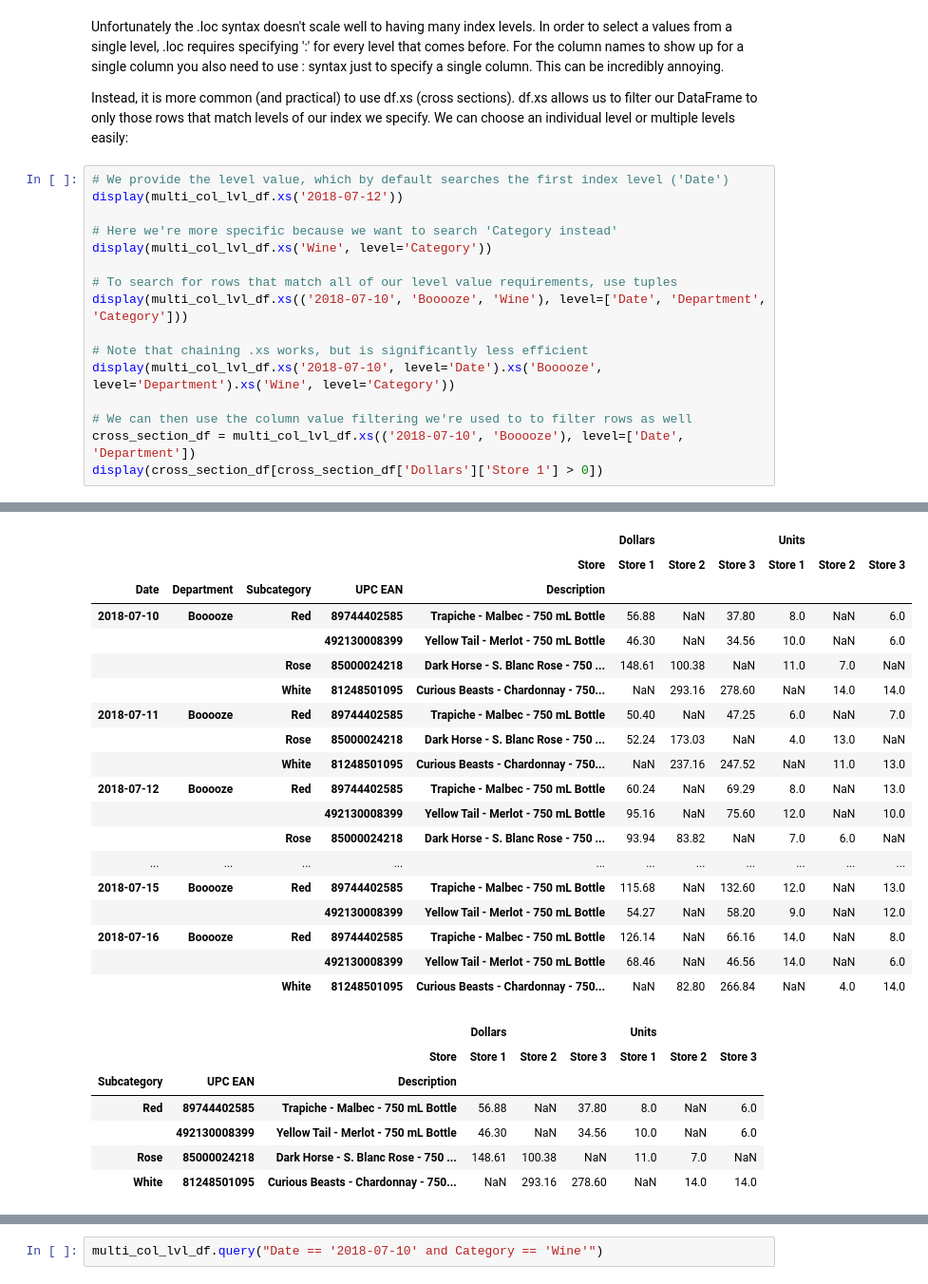
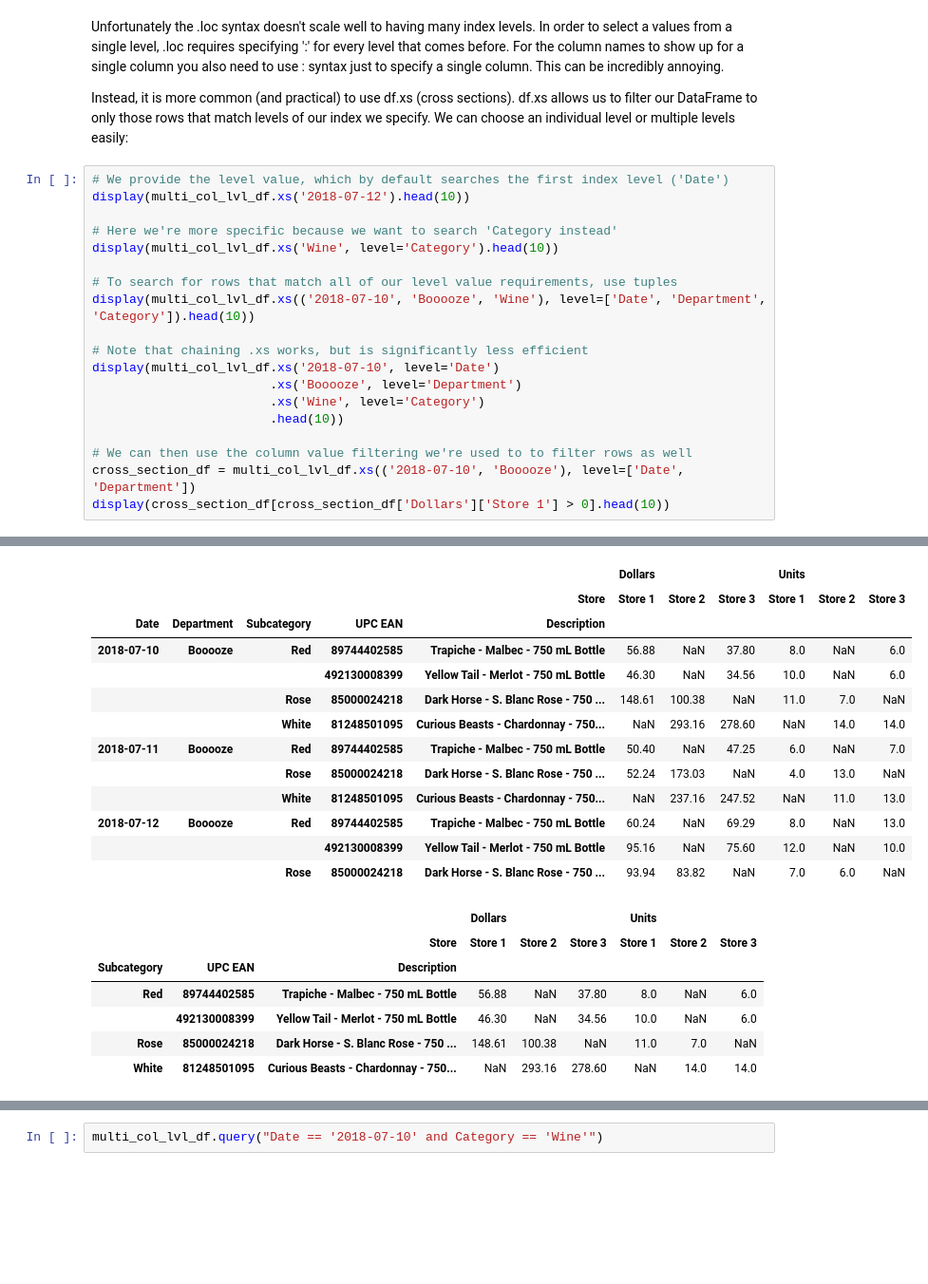
Before and after one commit to ZaxR/pandas_multiindex_tutorial, a Jupyter notebook: Pandas MultiIndex Tutorial.ipynb, the cells around one changed output, grey strips where cells are left out. Shown at 95% size. Cells and saved outputs as stored; diff of their text form; blank space fills up the shorter version.

```diff
--- a/Pandas MultiIndex Tutorial.ipynb
+++ b/Pandas MultiIndex Tutorial.ipynb
@@ -621,20 +610,23 @@ Unfortunately the .loc syntax doesn't scale well to having many index levels. In
 Instead, it is more common (and practical) to use df.xs (cross sections). df.xs allows us to filter our DataFrame to only those rows that match levels of our index we specify. We can choose an individual level or multiple levels easily:
 # %%
 # We provide the level value, which by default searches the first index level ('Date')
-display(multi_col_lvl_df.xs('2018-07-12'))
+display(multi_col_lvl_df.xs('2018-07-12').head(10))
 
 # Here we're more specific because we want to search 'Category instead'
-display(multi_col_lvl_df.xs('Wine', level='Category'))
+display(multi_col_lvl_df.xs('Wine', level='Category').head(10))
 
 # To search for rows that match all of our level value requirements, use tuples
-display(multi_col_lvl_df.xs(('2018-07-10', 'Booooze', 'Wine'), level=['Date', 'Department', 'Category']))
+display(multi_col_lvl_df.xs(('2018-07-10', 'Booooze', 'Wine'), level=['Date', 'Department', 'Category']).head(10))
 
 # Note that chaining .xs works, but is significantly less efficient
-display(multi_col_lvl_df.xs('2018-07-10', level='Date').xs('Booooze', level='Department').xs('Wine', level='Category'))
+display(multi_col_lvl_df.xs('2018-07-10', level='Date')
+                        .xs('Booooze', level='Department')
+                        .xs('Wine', level='Category')
+                        .head(10))
 
 # We can then use the column value filtering we're used to to filter rows as well
 cross_section_df = multi_col_lvl_df.xs(('2018-07-10', 'Booooze'), level=['Date', 'Department'])
-display(cross_section_df[cross_section_df['Dollars']['Store 1'] > 0])
+display(cross_section_df[cross_section_df['Dollars']['Store 1'] > 0].head(10))
 # %% [output]
 |  |  |  |  |  | Dollars |  |  | Units |  |  |
 |  |  |  |  | Store | Store 1 | Store 2 | Store 3 | Store 1 | Store 2 | Store 3 |
@@ -653,22 +644,16 @@ display(cross_section_df[cross_section_df['Dollars']['Store 1'] > 0])
 |  |  |  |  |  | Dollars |  |  | Units |  |  |
 |  |  |  |  | Store | Store 1 | Store 2 | Store 3 | Store 1 | Store 2 | Store 3 |
 | Date | Department | Subcategory | UPC EAN | Description |  |  |  |  |  |  |
 | 2018-07-10 | Booooze | Red | 89744402585 | Trapiche - Malbec - 750 mL Bottle | 56.88 | NaN | 37.80 | 8.0 | NaN | 6.0 |
 |  |  |  | 492130008399 | Yellow Tail - Merlot - 750 mL Bottle | 46.30 | NaN | 34.56 | 10.0 | NaN | 6.0 |
 |  |  | Rose | 85000024218 | Dark Horse - S. Blanc Rose - 750 ... | 148.61 | 100.38 | NaN | 11.0 | 7.0 | NaN |
 |  |  | White | 81248501095 | Curious Beasts - Chardonnay - 750... | NaN | 293.16 | 278.60 | NaN | 14.0 | 14.0 |
 | 2018-07-11 | Booooze | Red | 89744402585 | Trapiche - Malbec - 750 mL Bottle | 50.40 | NaN | 47.25 | 6.0 | NaN | 7.0 |
 |  |  | Rose | 85000024218 | Dark Horse - S. Blanc Rose - 750 ... | 52.24 | 173.03 | NaN | 4.0 | 13.0 | NaN |
 |  |  | White | 81248501095 | Curious Beasts - Chardonnay - 750... | NaN | 237.16 | 247.52 | NaN | 11.0 | 13.0 |
 | 2018-07-12 | Booooze | Red | 89744402585 | Trapiche - Malbec - 750 mL Bottle | 60.24 | NaN | 69.29 | 8.0 | NaN | 13.0 |
 |  |  |  | 492130008399 | Yellow Tail - Merlot - 750 mL Bottle | 95.16 | NaN | 75.60 | 12.0 | NaN | 10.0 |
 |  |  | Rose | 85000024218 | Dark Horse - S. Blanc Rose - 750 ... | 93.94 | 83.82 | NaN | 7.0 | 6.0 | NaN |
-| ... | ... | ... | ... | ... | ... | ... | ... | ... | ... | ... |
-| 2018-07-15 | Booooze | Red | 89744402585 | Trapiche - Malbec - 750 mL Bottle | 115.68 | NaN | 132.60 | 12.0 | NaN | 13.0 |
-|  |  |  | 492130008399 | Yellow Tail - Merlot - 750 mL Bottle | 54.27 | NaN | 58.20 | 9.0 | NaN | 12.0 |
-| 2018-07-16 | Booooze | Red | 89744402585 | Trapiche - Malbec - 750 mL Bottle | 126.14 | NaN | 66.16 | 14.0 | NaN | 8.0 |
-|  |  |  | 492130008399 | Yellow Tail - Merlot - 750 mL Bottle | 68.46 | NaN | 46.56 | 14.0 | NaN | 6.0 |
-|  |  | White | 81248501095 | Curious Beasts - Chardonnay - 750... | NaN | 82.80 | 266.84 | NaN | 4.0 | 14.0 |
 |  |  |  | Dollars |  |  | Units |  |  |
 |  |  | Store | Store 1 | Store 2 | Store 3 | Store 1 | Store 2 | Store 3 |
 | Subcategory | UPC EAN | Description |  |  |  |  |  |  |
```
Also changed, not shown: parts of 14 cells of this notebook.
